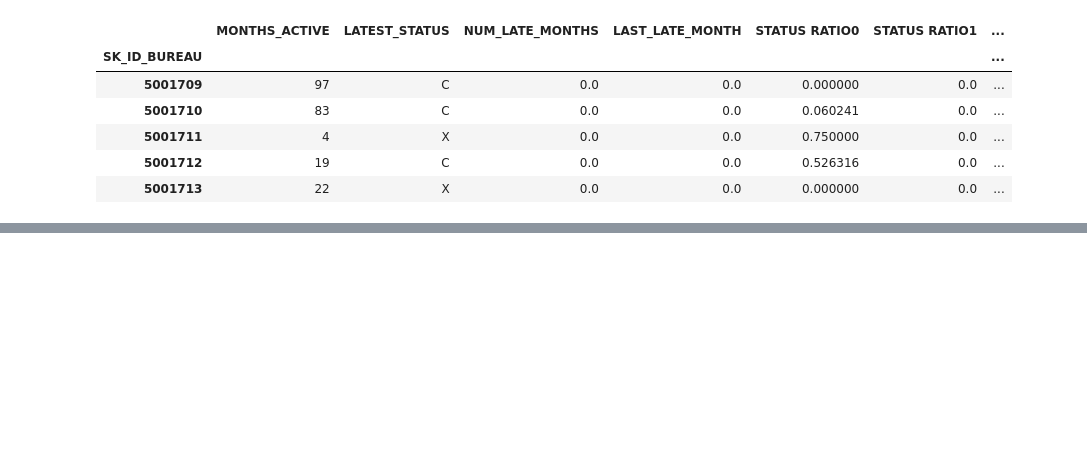
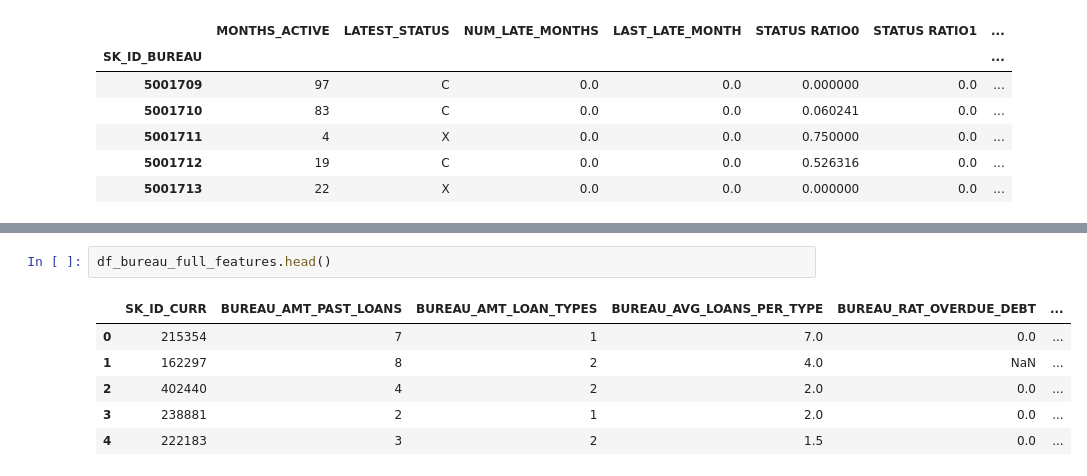
Before and after one commit to leksea/loan-default-prediction, a Jupyter notebook: loan-default-prediction.ipynb, the cells around one changed output, grey strips where cells are left out. Saved outputs shown, nothing was run; the diff lists cells and outputs as text; blank space fills up the shorter version.

```diff
--- a/loan-default-prediction.ipynb
+++ b/loan-default-prediction.ipynb
@@ -1026,0 +1186,9 @@ df_bureau_balance_features.head()
+# %%
+df_bureau_full_features.head()
+# %% [output]
+|  | SK_ID_CURR | BUREAU_AMT_PAST_LOANS | BUREAU_AMT_LOAN_TYPES | BUREAU_AVG_LOANS_PER_TYPE | BUREAU_RAT_OVERDUE_DEBT | ... |
+| 0 | 215354 | 7 | 1 | 7.0 | 0.0 | ... |
+| 1 | 162297 | 8 | 2 | 4.0 | NaN | ... |
+| 2 | 402440 | 4 | 2 | 2.0 | 0.0 | ... |
+| 3 | 238881 | 2 | 1 | 2.0 | 0.0 | ... |
+| 4 | 222183 | 3 | 2 | 1.5 | 0.0 | ... |
```
Also changed, not shown: parts of 15 cells of this notebook.
